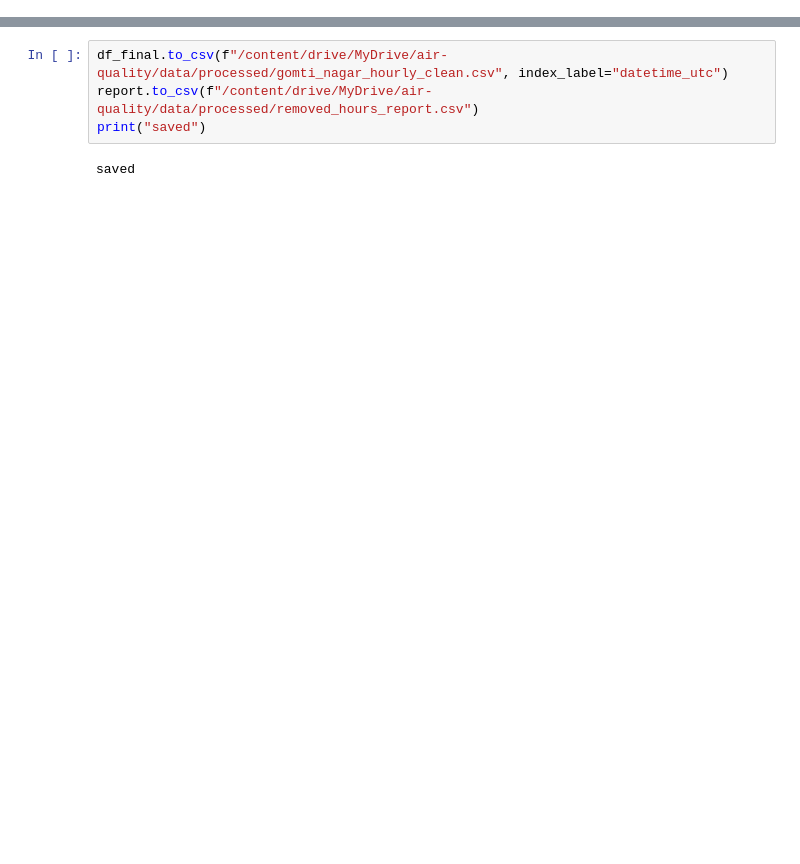
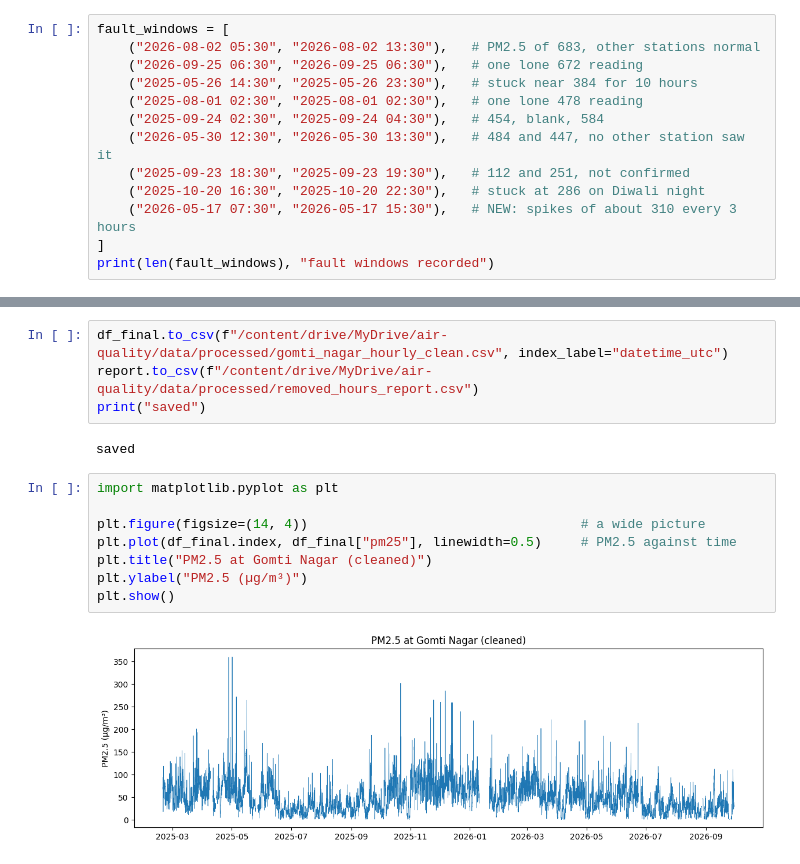
Before and after one commit to hussainmaroof98-oss/lucknow-air-quality-forecast, a Jupyter notebook: Untitled4.ipynb, the cells around one changed output, grey strips where cells are left out. Saved outputs shown, nothing was run; the diff lists cells and outputs as text; blank space fills up the shorter version.

```diff
--- a/Untitled4.ipynb
+++ b/Untitled4.ipynb
@@ -320,3 +316,16 @@ def clean_data(raw, known_faults=None, max_gap=6):
     df["hour_ist"] = df["time_ist"].dt.hour
 
     return df, report
+# %%
+fault_windows = [
+    ("2026-08-02 05:30", "2026-08-02 13:30"),   # PM2.5 of 683, other stations normal
+    ("2026-09-25 06:30", "2026-09-25 06:30"),   # one lone 672 reading
+    ("2025-05-26 14:30", "2025-05-26 23:30"),   # stuck near 384 for 10 hours
+    ("2025-08-01 02:30", "2025-08-01 02:30"),   # one lone 478 reading
+    ("2025-09-24 02:30", "2025-09-24 04:30"),   # 454, blank, 584
+    ("2026-05-30 12:30", "2026-05-30 13:30"),   # 484 and 447, no other station saw it
+    ("2025-09-23 18:30", "2025-09-23 19:30"),   # 112 and 251, not confirmed
+    ("2025-10-20 16:30", "2025-10-20 22:30"),   # stuck at 286 on Diwali night
+    ("2026-05-17 07:30", "2026-05-17 15:30"),   # NEW: spikes of about 310 every 3 hours
+]
+print(len(fault_windows), "fault windows recorded")
@@ -384,3 +359,13 @@ report.to_csv(f"/content/drive/MyDrive/air-quality/data/processed/removed_hours_
 print("saved")
 # %% [output]
 saved
+# %%
+import matplotlib.pyplot as plt
+
+plt.figure(figsize=(14, 4))                                   # a wide picture
+plt.plot(df_final.index, df_final["pm25"], linewidth=0.5)     # PM2.5 against time
+plt.title("PM2.5 at Gomti Nagar (cleaned)")
+plt.ylabel("PM2.5 (µg/m³)")
+plt.show()
+# %% [output]
+[figure, added]
```
Also changed, not shown: parts of 19 cells of this notebook.
